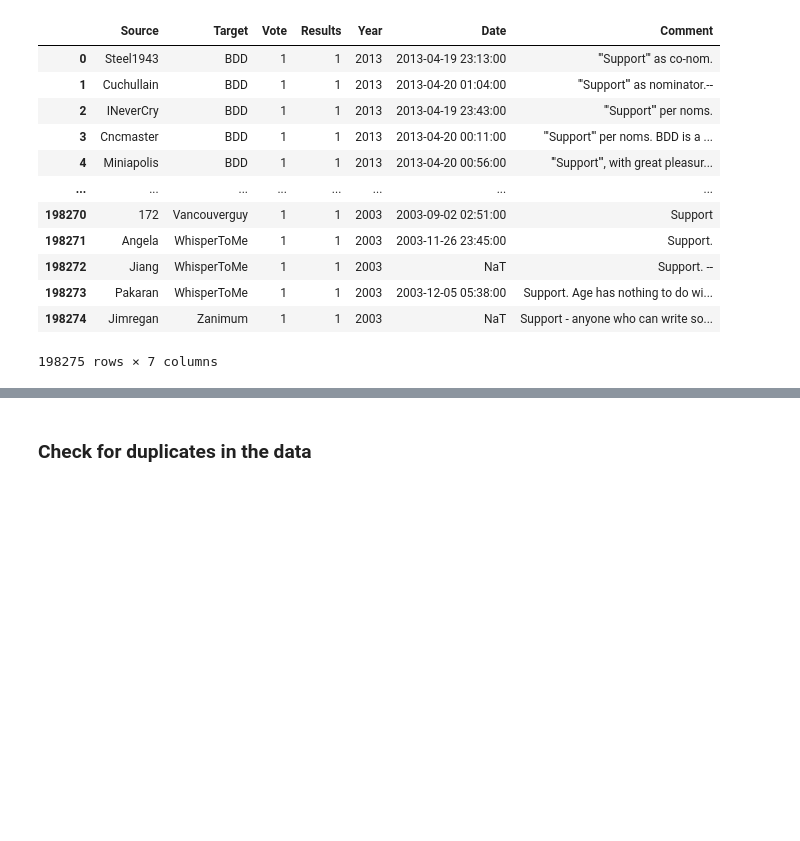
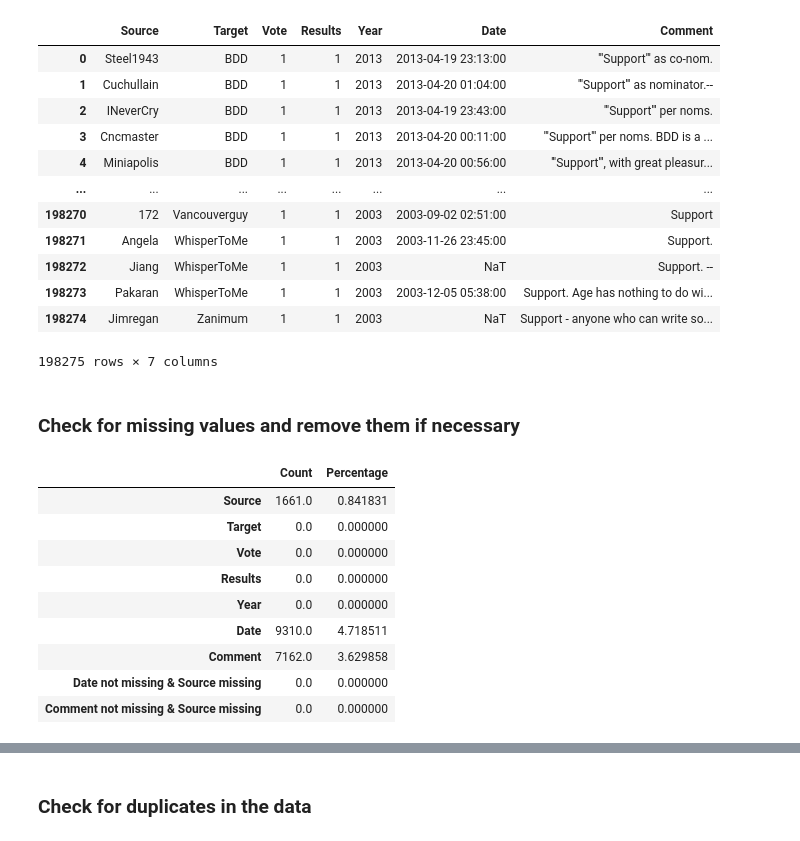
Before and after one commit to epfl-ada/ada-2023-project-abracadabra, a Jupyter notebook: data_handling.ipynb, the cells around one changed output, grey strips where cells are left out. Drawn from its saved outputs; the diff is of its cells as text; code cells hidden in the pictures; blank space fills up the shorter version.

```diff
--- a/data_handling.ipynb
+++ b/data_handling.ipynb
@@ -92,3 +96,24 @@ df
 | 198273 | Pakaran | WhisperToMe | 1 | 1 | 2003 | 2003-12-05 05:38:00 | Support. Age has nothing to do wi... |
 | 198274 | Jimregan | Zanimum | 1 | 1 | 2003 | NaT | Support - anyone who can write so... |
 198275 rows × 7 columns
+# %% [markdown]
+### Check for missing values and remove them if necessary
+# %%
+# Compute the number and percentage of missing values in each column.
+missing_values_stats = pd.DataFrame({'Count': df.isnull().sum(), 'Percentage': df.isnull().sum()/len(df)*100})
+# Add a row to indicate the amount of missing values in Source and Date or Comment combined
+missing_values_stats.loc['Date not missing & Source missing'] = [df[df['Source'].isnull()].Date.notnull().sum(), df[df['Source'].isnull()].Date.notnull().sum()/len(df['Source'].isnull())*100]
+missing_values_stats.loc['Comment not missing & Source missing'] = [df[df['Source'].isnull()].Comment.notnull().sum(), df[df['Source'].isnull()].Comment.notnull().sum()/len(df['Source'].isnull())*100]
+
+missing_values_stats
+# %% [output]
+|  | Count | Percentage |
+| Source | 1661.0 | 0.841831 |
+| Target | 0.0 | 0.000000 |
+| Vote | 0.0 | 0.000000 |
+| Results | 0.0 | 0.000000 |
+| Year | 0.0 | 0.000000 |
+| Date | 9310.0 | 4.718511 |
+| Comment | 7162.0 | 3.629858 |
+| Date not missing & Source missing | 0.0 | 0.000000 |
+| Comment not missing & Source missing | 0.0 | 0.000000 |
```
Also changed, not shown: parts of 8 cells of this notebook.
